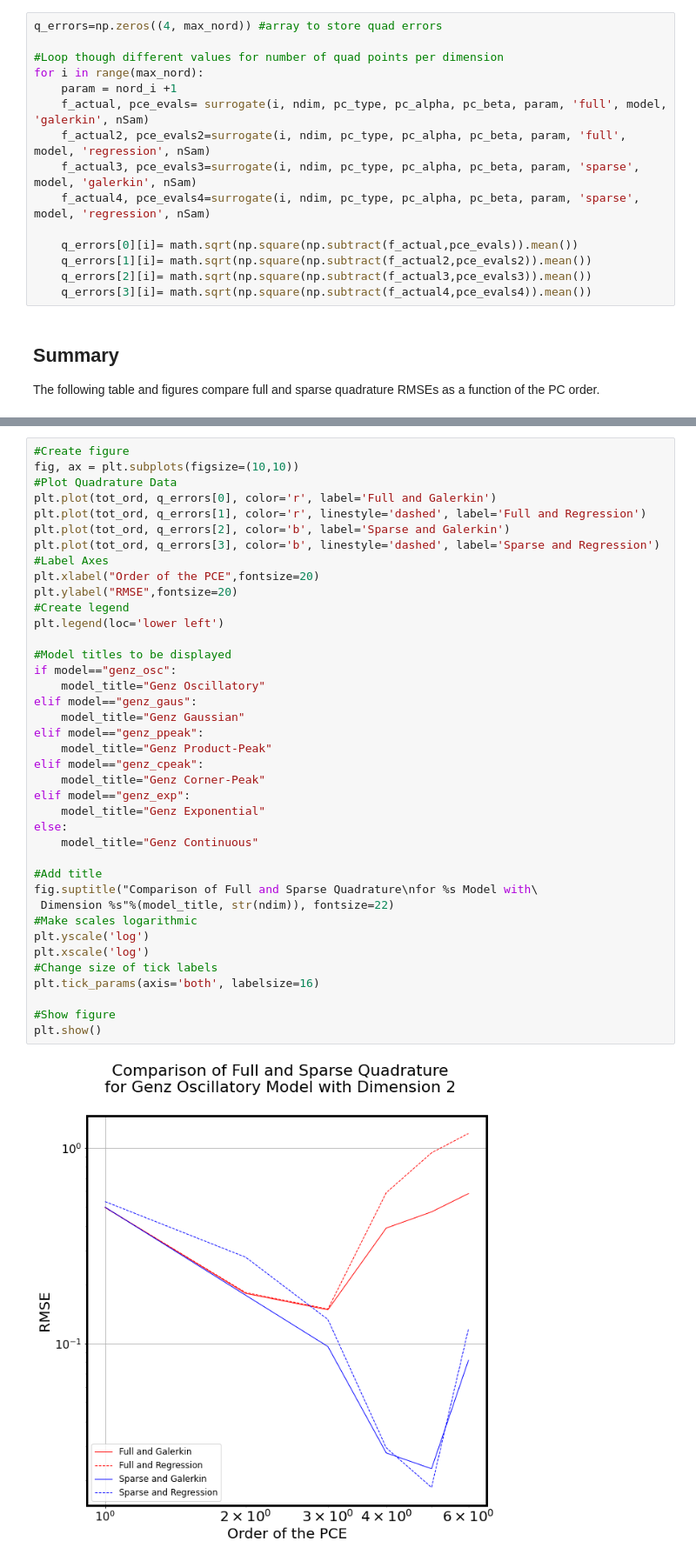
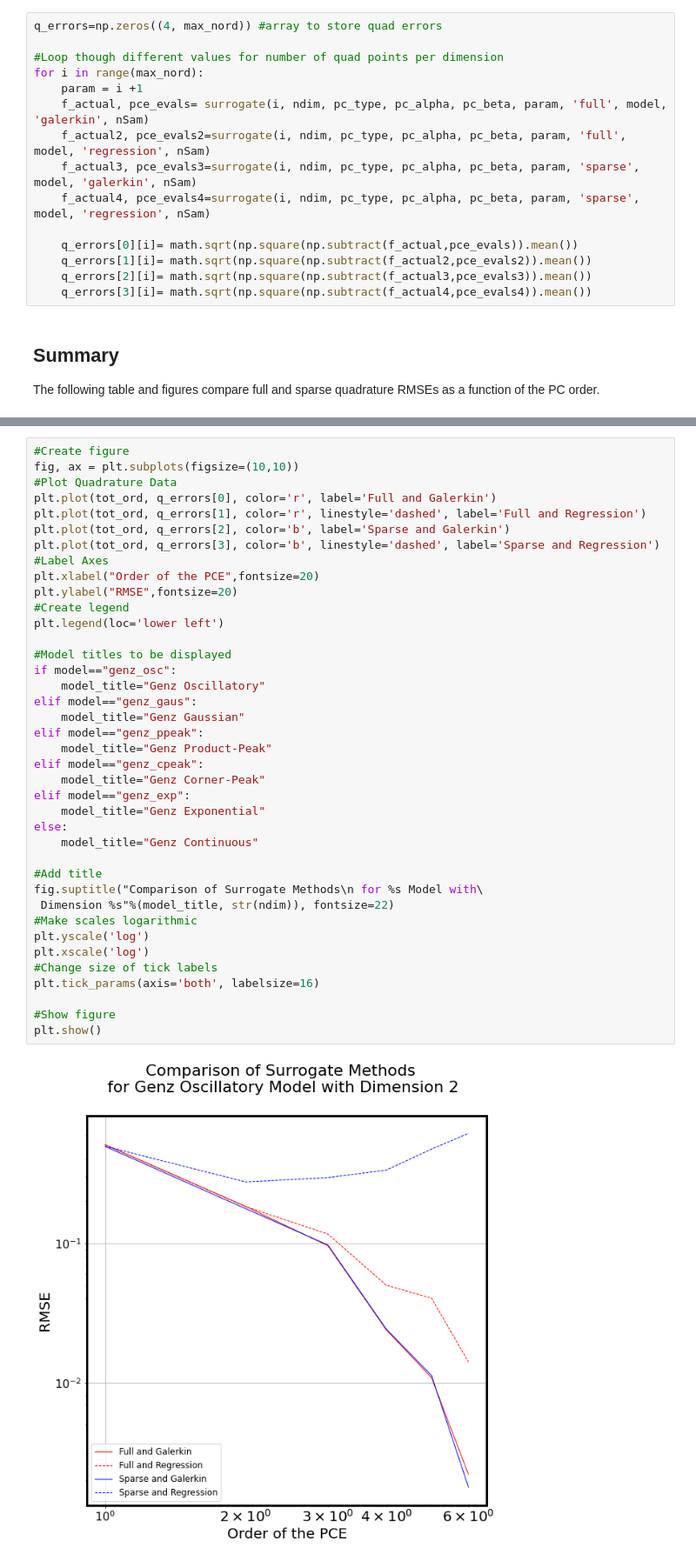
Before and after one commit to sandialabs/UQTk, a Jupyter notebook: examples/surrogate_genz/surrogate_genz-order2.ipynb, the cells around one changed output, grey strips where cells are left out. Shown at 87% size. Saved outputs shown, nothing was run; the diff lists cells and outputs as text.

```diff
--- a/examples/surrogate_genz/surrogate_genz-order2.ipynb
+++ b/examples/surrogate_genz/surrogate_genz-order2.ipynb
@@ -41,7 +41,7 @@ q_errors=np.zeros((4, max_nord)) #array to store quad errors
 
 #Loop though different values for number of quad points per dimension
 for i in range(max_nord):
-    param = nord_i +1
+    param = i +1
     f_actual, pce_evals= surrogate(i, ndim, pc_type, pc_alpha, pc_beta, param, 'full', model, 'galerkin', nSam)
     f_actual2, pce_evals2=surrogate(i, ndim, pc_type, pc_alpha, pc_beta, param, 'full', model, 'regression', nSam)
     f_actual3, pce_evals3=surrogate(i, ndim, pc_type, pc_alpha, pc_beta, param, 'sparse', model, 'galerkin', nSam)
@@ -76,32 +76,32 @@ plt.plot(tot_ord, q_errors[3], color='b', linestyle='dashed', label='Sparse and
 plt.xlabel("Order of the PCE",fontsize=20)
 plt.ylabel("RMSE",fontsize=20)
 #Create legend
 plt.legend(loc='lower left')
 
 #Model titles to be displayed
 if model=="genz_osc":
     model_title="Genz Oscillatory"
 elif model=="genz_gaus":
     model_title="Genz Gaussian"
 elif model=="genz_ppeak":
     model_title="Genz Product-Peak"
 elif model=="genz_cpeak":
     model_title="Genz Corner-Peak"
 elif model=="genz_exp":
     model_title="Genz Exponential"
 else:
     model_title="Genz Continuous"
 
 #Add title
-fig.suptitle("Comparison of Full and Sparse Quadrature\nfor %s Model with\
+fig.suptitle("Comparison of Surrogate Methods\n for %s Model with\
  Dimension %s"%(model_title, str(ndim)), fontsize=22)
 #Make scales logarithmic
 plt.yscale('log')
 plt.xscale('log')
 #Change size of tick labels
 plt.tick_params(axis='both', labelsize=16)
 
 #Show figure
 plt.show()
 # %% [output]
-[figure, old version]
+[figure, new version]
```
Also changed, not shown: parts of 1 cell of this notebook, 3 other files.
